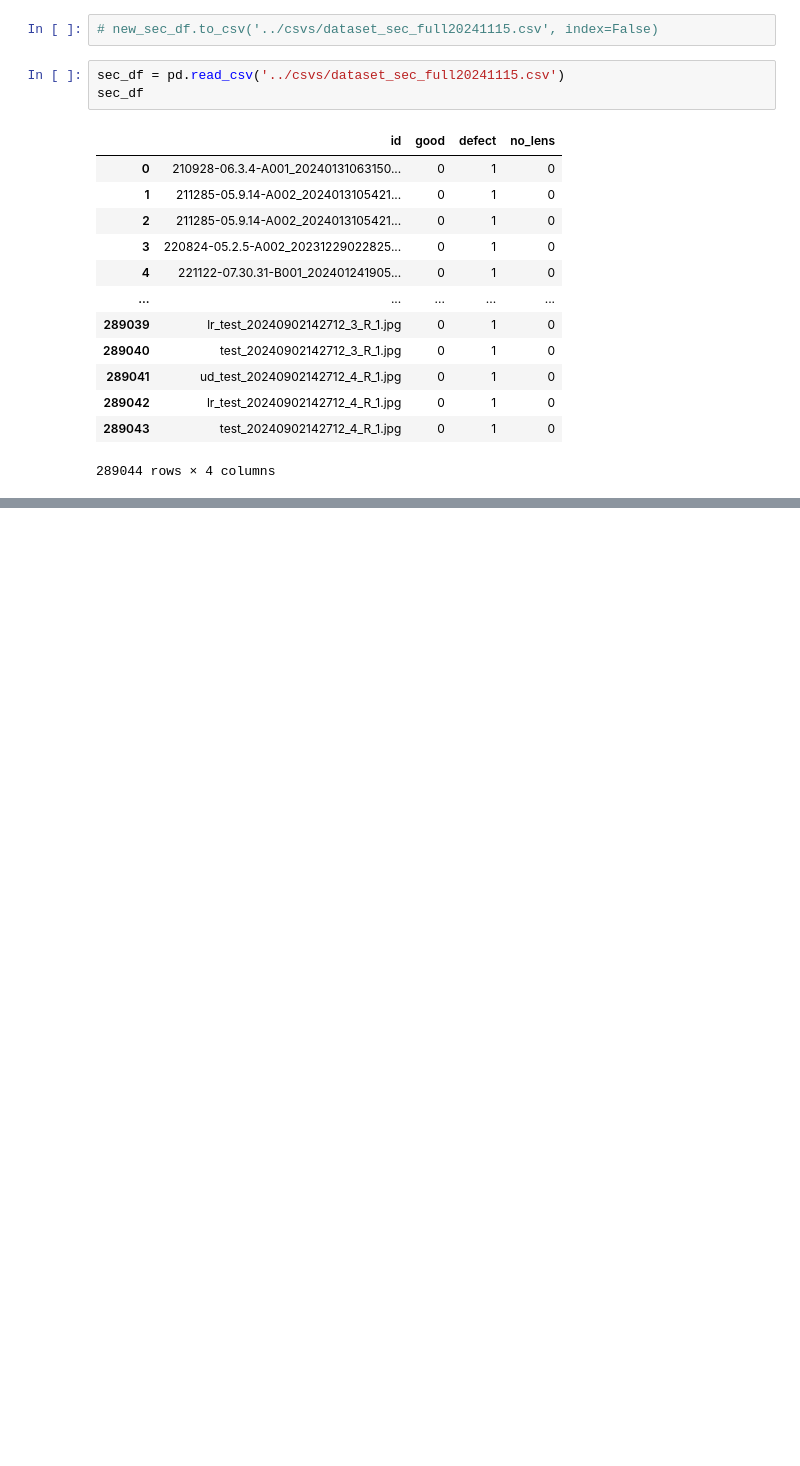
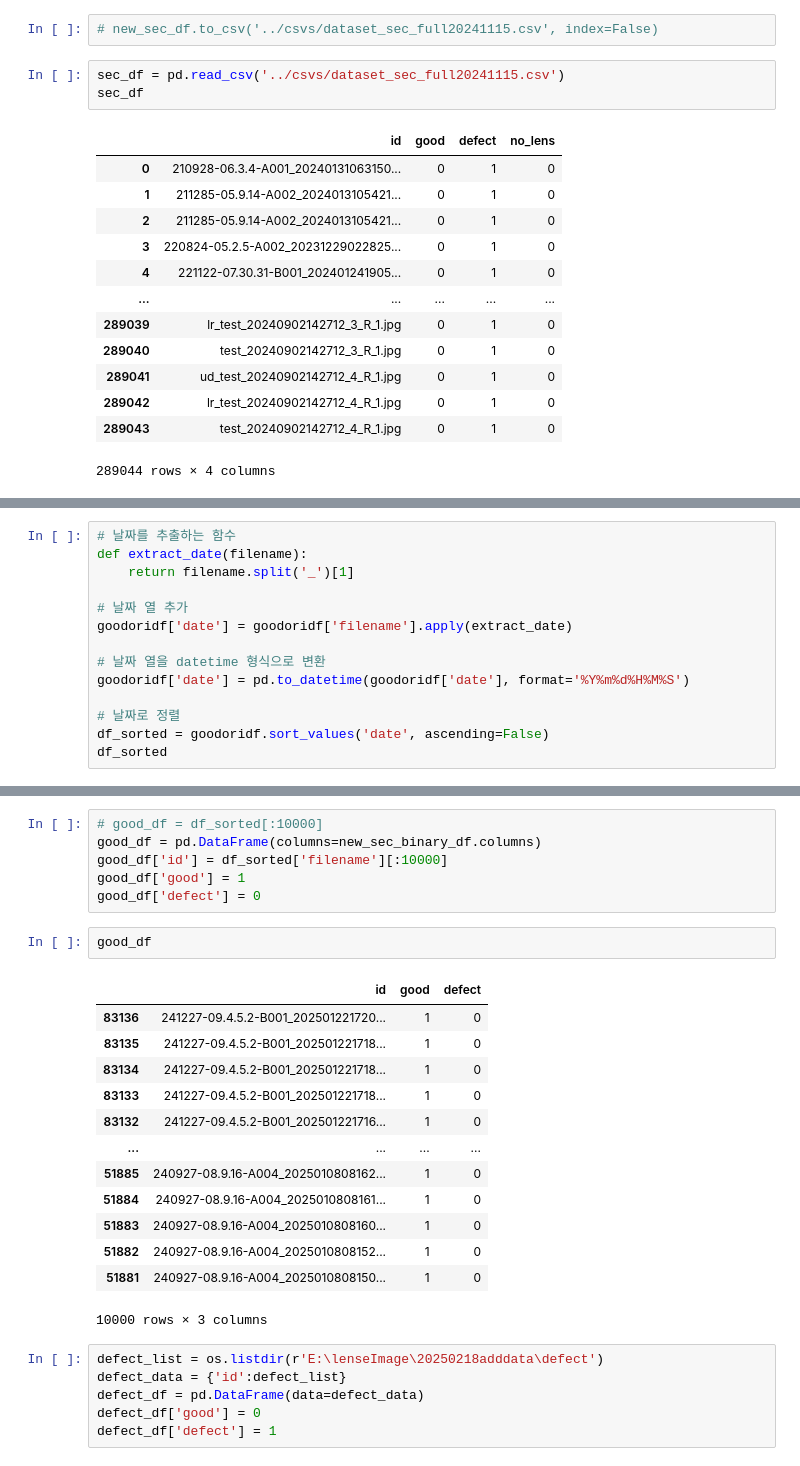
Before and after one commit to sidsid84-kor/xeception, a Jupyter notebook: jupyters/sec_train.ipynb, the cells around one changed output, grey strips where cells are left out. Saved outputs shown, nothing was run; the diff lists cells and outputs as text; blank space fills up the shorter version.

```diff
--- a/jupyters/sec_train.ipynb
+++ b/jupyters/sec_train.ipynb
@@ -87,0 +116,14 @@ dtype: object
+# %%
+# 날짜를 추출하는 함수
+def extract_date(filename):
+    return filename.split('_')[1]
+
+# 날짜 열 추가
+goodoridf['date'] = goodoridf['filename'].apply(extract_date)
+
+# 날짜 열을 datetime 형식으로 변환
+goodoridf['date'] = pd.to_datetime(goodoridf['date'], format='%Y%m%d%H%M%S')
+
+# 날짜로 정렬
+df_sorted = goodoridf.sort_values('date', ascending=False)
+df_sorted
@@ -87,0 +144,28 @@ dtype: object
+# %%
+# good_df = df_sorted[:10000]
+good_df = pd.DataFrame(columns=new_sec_binary_df.columns)
+good_df['id'] = df_sorted['filename'][:10000]
+good_df['good'] = 1
+good_df['defect'] = 0
+# %%
+good_df
+# %% [output]
+|  | id | good | defect |
+| 83136 | 241227-09.4.5.2-B001_202501221720... | 1 | 0 |
+| 83135 | 241227-09.4.5.2-B001_202501221718... | 1 | 0 |
+| 83134 | 241227-09.4.5.2-B001_202501221718... | 1 | 0 |
+| 83133 | 241227-09.4.5.2-B001_202501221718... | 1 | 0 |
+| 83132 | 241227-09.4.5.2-B001_202501221716... | 1 | 0 |
+| ... | ... | ... | ... |
+| 51885 | 240927-08.9.16-A004_2025010808162... | 1 | 0 |
+| 51884 | 240927-08.9.16-A004_2025010808161... | 1 | 0 |
+| 51883 | 240927-08.9.16-A004_2025010808160... | 1 | 0 |
+| 51882 | 240927-08.9.16-A004_2025010808152... | 1 | 0 |
+| 51881 | 240927-08.9.16-A004_2025010808150... | 1 | 0 |
+10000 rows × 3 columns
+# %%
+defect_list = os.listdir(r'E:\lenseImage\20250218adddata\defect')
+defect_data = {'id':defect_list}
+defect_df = pd.DataFrame(data=defect_data)
+defect_df['good'] = 0
+defect_df['defect'] = 1
```
Also changed, not shown: parts of 11 cells of this notebook, 2 other files.
